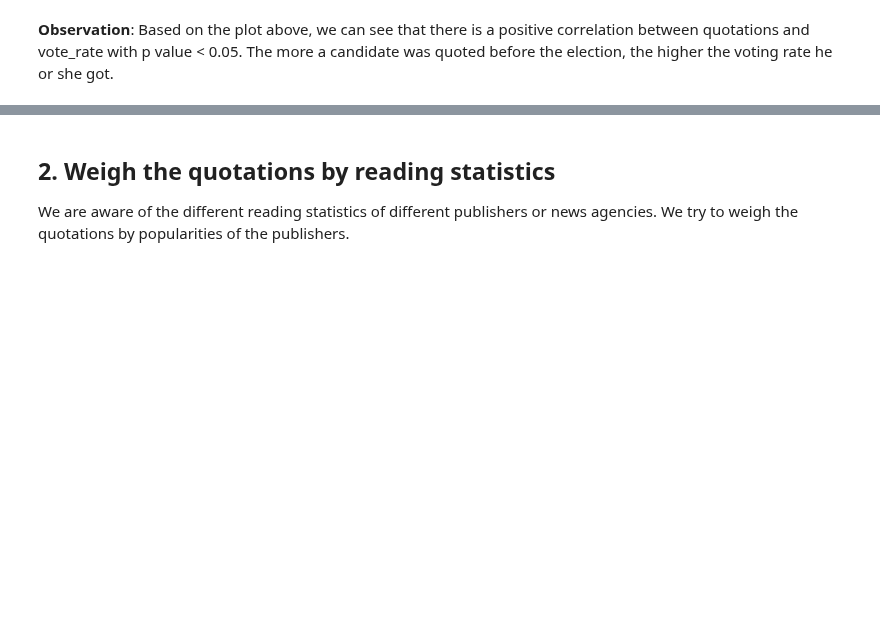
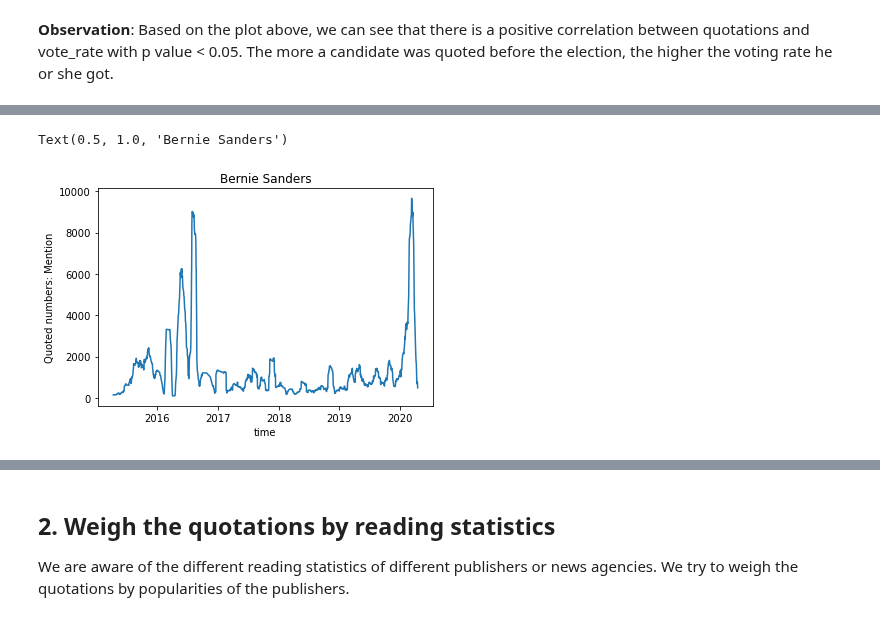
Before and after one commit to epfl-ada/ada-2021-project-chilldatagroup, a Jupyter notebook: Milestone2.ipynb, the cells around one changed output, grey strips where cells are left out. Drawn from its saved outputs; the diff is of its cells as text; code cells hidden in the pictures; blank space fills up the shorter version.

```diff
--- a/Milestone2.ipynb
+++ b/Milestone2.ipynb
@@ -193,0 +260,9 @@ Pearson coefficient: 0.6486209170091917, p value: 7.222286382241334e-23
+# %%
+# For example, we can visualize the quotation changes of Bernie Sanders
+candidate_quotes_byday['Bernie Sanders'].rolling(window=30).sum().plot() # one months average
+plt.xlabel('time')
+plt.ylabel('Quoted numbers: Mention')
+plt.title('Bernie Sanders')
+# %% [output]
+Text(0.5, 1.0, 'Bernie Sanders')
+[figure, added]
```
Also changed, not shown: parts of 15 cells of this notebook.
